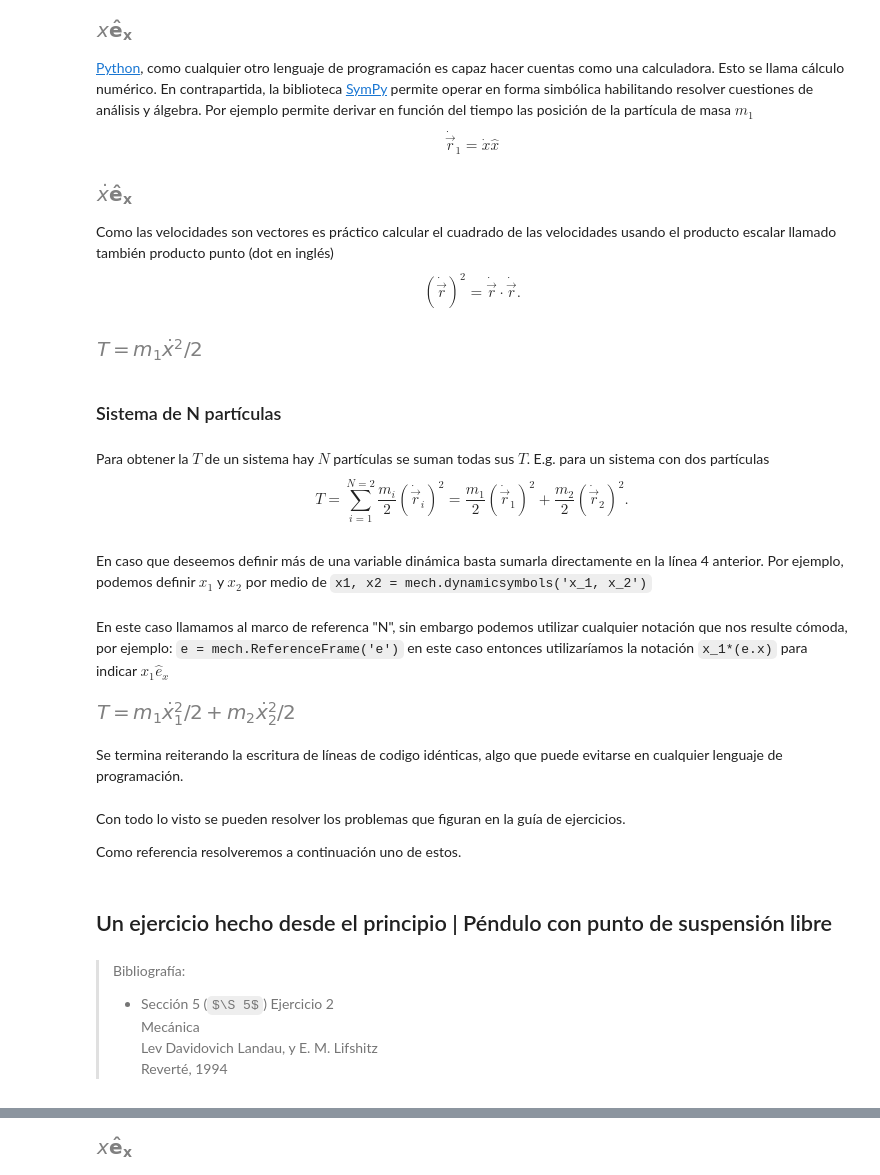
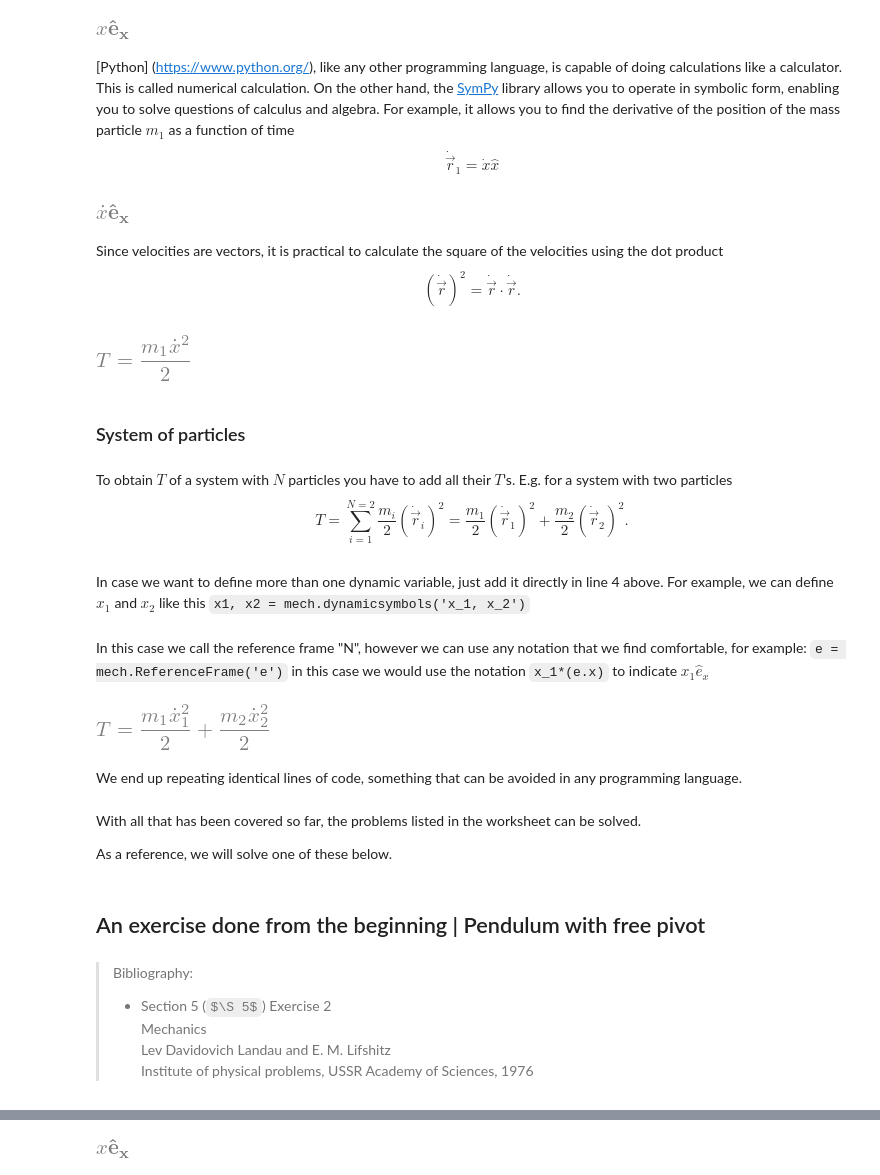
Before and after one commit to unlam/ComputationalAnalyticalMechanics, a Jupyter notebook: 02Energy/kineticEnergy.ipynb, the cells around one changed output, grey strips where cells are left out. Saved outputs shown, nothing was run; the diff lists cells and outputs as text; code cells hidden in the pictures; some formulas as TeX source.

Commit message:
kineticEnergy ready

```diff
--- a/02Energy/kineticEnergy.ipynb
+++ b/02Energy/kineticEnergy.ipynb
@@ -45,10 +45,10 @@ m1_r
 # %% [output]
 [figure]
 # %% [markdown]
-[Python](https://www.python.org/), como cualquier otro lenguaje de programación es capaz hacer cuentas como una calculadora.
-Esto se llama cálculo numérico.
-En contrapartida, la biblioteca [SymPy](https://www.sympy.org/en/index.html) permite operar en forma simbólica habilitando resolver cuestiones de análisis y álgebra.
-Por ejemplo permite derivar en función del tiempo las posición de la partícula de masa $m_1$
+[Python] (https://www.python.org/), like any other programming language, is capable of doing calculations like a calculator.
+This is called numerical calculation.
+On the other hand, the [SymPy](https://www.sympy.org/en/index.html) library allows you to operate in symbolic form, enabling you to solve questions of calculus and algebra.
+For example, it allows you to find the derivative of the position of the mass particle $m_1$ as a function of time
 $$
 \dot{\vec{r}}_1 = \dot{x} \hat{x}
 $$
@@ -58,26 +58,26 @@ m1_v
 # %% [output]
 [figure]
 # %% [markdown]
-Como las velocidades son vectores es práctico calcular el cuadrado de las velocidades usando el producto escalar llamado también producto punto (dot en inglés)
+Since velocities are vectors, it is practical to calculate the square of the velocities using the dot product
 $$
 \left( \dot{\vec{r}} \right)^2 = \dot{\vec{r}} \cdot \dot{\vec{r}} .
 $$
 # %%
-# Energía cinética
-unMedio = sym.Rational(1,2) # Rational: fracción de enteros
-m1_T = unMedio* m1* m1_v.dot(m1_v)
-T = sym.Eq(sym.Symbol('T'), m1_T ) # Eq define una ecuación
+# Kinetic energy
+oneHalf = sym.Rational(1,2) # Rational: a fraction
+m1_T = oneHalf* m1* m1_v.dot(m1_v)
+T = sym.Eq(sym.Symbol('T'), m1_T ) # Eq defines an equation
 T
 # %% [output]
-[figure, old version]
+[figure, new version]
 # %% [markdown]
-### Sistema de N partículas
+### System of particles
 # %% [markdown]
-Para obtener la $T$ de un sistema hay $N$ partículas se suman todas sus $T$. E.g. para un sistema con dos partículas
+To obtain $T$ of a system with $N$ particles you have to add all their $T$'s. E.g. for a system with two particles
 $$
 T = \sum_{i=1}^{N=2} \frac{m_i}{2} \left( \dot{\vec{r}}_i \right)^2 = \frac{m_1}{2} \left( \dot{\vec{r}}_1 \right)^2 + \frac{m_2}{2} \left( \dot{\vec{r}}_2 \right)^2 .
 $$
 # %% [markdown]
-En caso que deseemos definir más de una variable dinámica basta sumarla directamente en la línea 4 anterior. Por ejemplo, podemos definir $x_1$ y $x_2$ por medio de
+In case we want to define more than one dynamic variable, just add it directly in line 4 above. For example, we can define $x_1$ and $x_2$ like this
 `x1, x2 = mech.dynamicsymbols('x_1, x_2')`
 # %%
@@ -86,38 +86,38 @@ m1, m2 = sym.symbols('m_1, m_2', positive=True) # las masas son siempre positiva
 # %% [markdown]
-En este caso llamamos al marco de referenca "N", sin embargo podemos utilizar cualquier notación que nos resulte cómoda, por ejemplo:
+In this case we call the reference frame "N", however we can use any notation that we find comfortable, for example:
 `e = mech.ReferenceFrame('e')`
-en este caso entonces utilizaríamos la notación `x_1*(e.x)` para indicar $x_1 \hat{e}_x$
+in this case we would use the notation `x_1*(e.x)` to indicate $x_1 \hat{e}_x$
 # %%
-# Posiciones
+# Positions
 E = mech.ReferenceFrame('e')
 x1, x2 = mech.dynamicsymbols('x_1, x_2')
-m1_r = x1* e.x # m1_r : para la masa 1 su posición r
+m1_r = x1* e.x # m1_r : for mass 1 and its position r
 m2_r = x2* e.x
 
-# Velocidades
+# Velocities
 m1_v= m1_r.dt(e)
 m2_v= m2_r.dt(e)
 
-# Energía cinética
-unMedio = sym.Rational(1,2) # Rational: fracción de enteros, alternativamente podría haberse usado 0.5
-m1_T = unMedio* m1* m1_v.dot(m1_v) # un medio de la masa por la velocidad al cuadrado
-m2_T = unMedio* m2* m2_v.dot(m2_v)
-T = sym.Eq(sym.Symbol('T'), m1_T + m2_T ) # Eq define una ecuación
+# Kinetic energy
+oneHalf = sym.Rational(1,2) # Rational: a fraction. We could also use 0.5
+m1_T = oneHalf* m1* m1_v.dot(m1_v)
+m2_T = oneHalf* m2* m2_v.dot(m2_v)
+T = sym.Eq(sym.Symbol('T'), m1_T + m2_T )
 T
 # %% [output]
-[figure, old version]
+[figure, new version]
 # %% [markdown]
-Se termina reiterando la escritura de líneas de codigo idénticas, algo que puede evitarse en cualquier lenguaje de programación.
+We end up repeating identical lines of code, something that can be avoided in any programming language.
 # %% [markdown]
-Con todo lo visto se pueden resolver los problemas que figuran en la guía de ejercicios.
+With all that has been covered so far, the problems listed in the worksheet can be solved.
 
-Como referencia resolveremos a continuación uno de estos.
+As a reference, we will solve one of these below.
 # %% [markdown]
-## Un ejercicio hecho desde el principio | Péndulo con punto de suspensión libre
+## An exercise done from the beginning | Pendulum with free pivot
 # %% [markdown]
-> Bibliografía:
->- Sección 5 ($\S 5$) Ejercicio 2
-Mecánica
-Lev Davidovich Landau, y E. M. Lifshitz
-Reverté, 1994
+> Bibliography:
+>- Section 5 ($\S 5$) Exercise 2
+Mechanics
+Lev Davidovich Landau and E. M. Lifshitz
+Institute of physical problems, USSR Academy of Sciences, 1976
 # %% [markdown]
```
Also changed, not shown: parts of 55 cells of this notebook, 1 other file.
